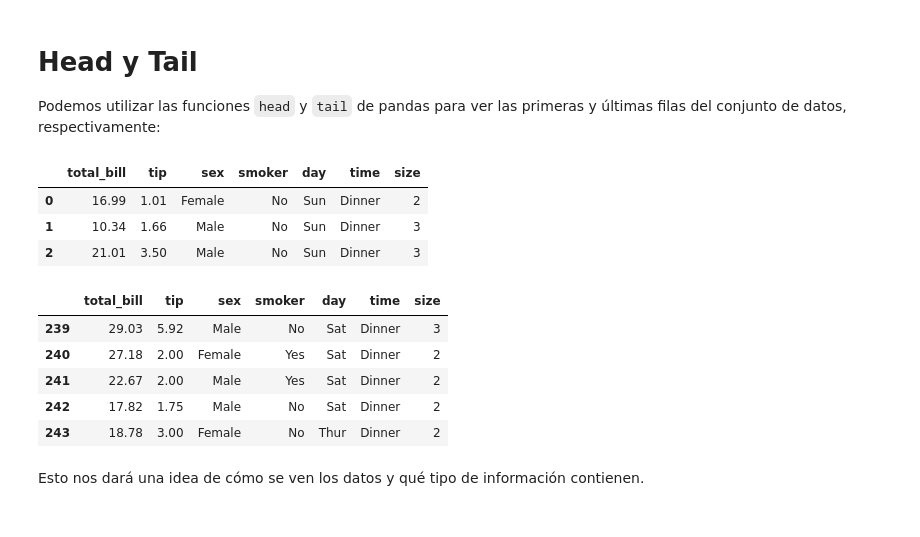
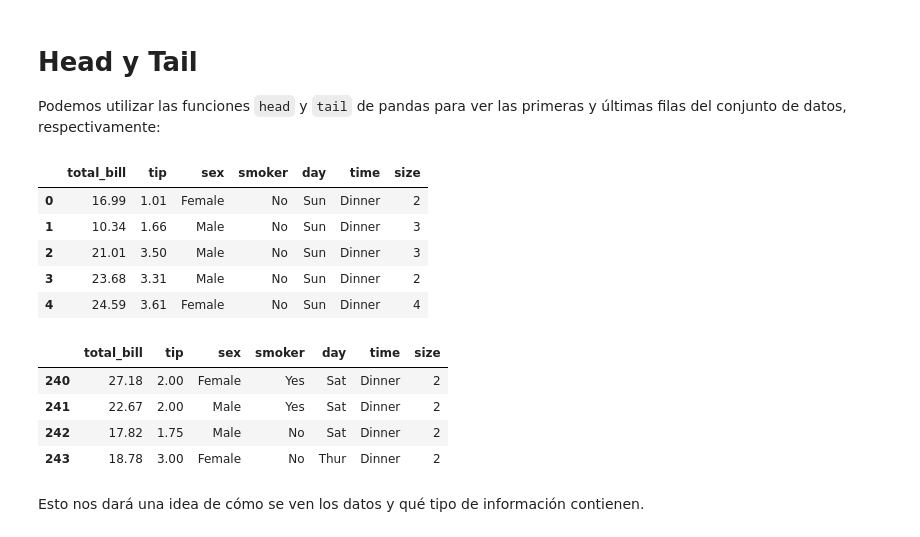
Before and after one commit to GuilleHern3030/ifts33-desarrollo-ia-grupo-1, a Jupyter notebook: entrega-1/ejemplo-profesora.ipynb, the cells around one changed output. Cells and saved outputs as stored; diff of their text form; code cells hidden in the pictures.

```diff
--- a/entrega-1/ejemplo-profesora.ipynb
+++ b/entrega-1/ejemplo-profesora.ipynb
@@ -71,22 +97,23 @@ dtype: object
 # %% [markdown]
 # Head y Tail
 Podemos utilizar las funciones `head` y `tail` de pandas para ver las primeras y últimas filas del conjunto de datos, respectivamente:
-# %%
-tips.head(3)
-# %% [output]
-|  | total_bill | tip | sex | smoker | day | time | size |
-| 0 | 16.99 | 1.01 | Female | No | Sun | Dinner | 2 |
-| 1 | 10.34 | 1.66 | Male | No | Sun | Dinner | 3 |
-| 2 | 21.01 | 3.50 | Male | No | Sun | Dinner | 3 |
-# %%
-tips.tail()
-# %% [output]
-|  | total_bill | tip | sex | smoker | day | time | size |
-| 239 | 29.03 | 5.92 | Male | No | Sat | Dinner | 3 |
-| 240 | 27.18 | 2.00 | Female | Yes | Sat | Dinner | 2 |
-| 241 | 22.67 | 2.00 | Male | Yes | Sat | Dinner | 2 |
-| 242 | 17.82 | 1.75 | Male | No | Sat | Dinner | 2 |
-| 243 | 18.78 | 3.00 | Female | No | Thur | Dinner | 2 |
+# %%
+tips.head(5) #trae las 5 primeras filas
+# %% [output]
+|  | total_bill | tip | sex | smoker | day | time | size |
+| 0 | 16.99 | 1.01 | Female | No | Sun | Dinner | 2 |
+| 1 | 10.34 | 1.66 | Male | No | Sun | Dinner | 3 |
+| 2 | 21.01 | 3.50 | Male | No | Sun | Dinner | 3 |
+| 3 | 23.68 | 3.31 | Male | No | Sun | Dinner | 2 |
+| 4 | 24.59 | 3.61 | Female | No | Sun | Dinner | 4 |
+# %%
+tips.tail(4)# trae las 5 ultimas
+# %% [output]
+|  | total_bill | tip | sex | smoker | day | time | size |
+| 240 | 27.18 | 2.00 | Female | Yes | Sat | Dinner | 2 |
+| 241 | 22.67 | 2.00 | Male | Yes | Sat | Dinner | 2 |
+| 242 | 17.82 | 1.75 | Male | No | Sat | Dinner | 2 |
+| 243 | 18.78 | 3.00 | Female | No | Thur | Dinner | 2 |
 # %% [markdown]
 Esto nos dará una idea de cómo se ven los datos y qué tipo de información contienen.
 # %% [markdown]
```
Also changed, not shown: parts of 34 cells of this notebook.
